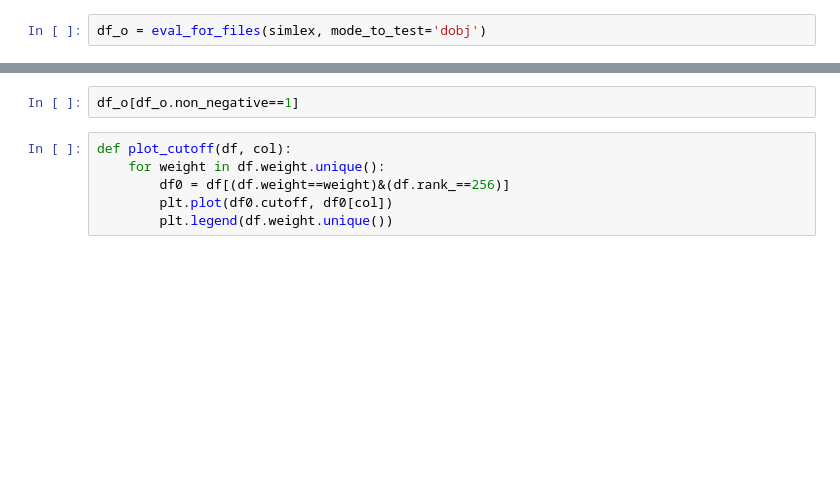
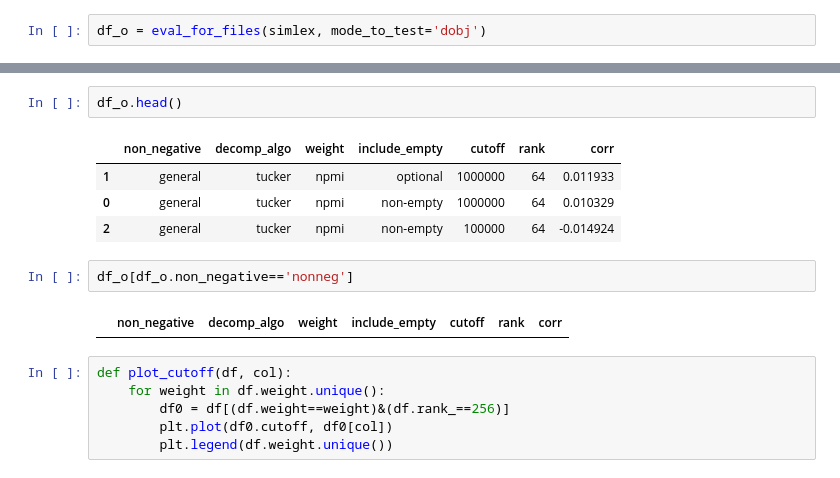
Before and after one commit to makrai/verb-tensor, a Jupyter notebook: eval.ipynb, the cells around one changed output, grey strips where cells are left out. Cells and saved outputs as stored; diff of their text form; blank space fills up the shorter version.

```diff
--- a/eval.ipynb
+++ b/eval.ipynb
@@ -193,5 +176,14 @@ best_cutoff(df_o).head()
+# %%
+df_o.head()
+# %% [output]
+|  | non_negative | decomp_algo | weight | include_empty | cutoff | rank | corr |
+| 1 | general | tucker | npmi | optional | 1000000 | 64 | 0.011933 |
+| 0 | general | tucker | npmi | non-empty | 1000000 | 64 | 0.010329 |
+| 2 | general | tucker | npmi | non-empty | 100000 | 64 | -0.014924 |
 # %%
-df_o[df_o.non_negative==1]
+df_o[df_o.non_negative=='nonneg']
+# %% [output]
+|  | non_negative | decomp_algo | weight | include_empty | cutoff | rank | corr |
 # %%
 def plot_cutoff(df, col):
     for weight in df.weight.unique():
```
Also changed, not shown: parts of 22 cells of this notebook.
